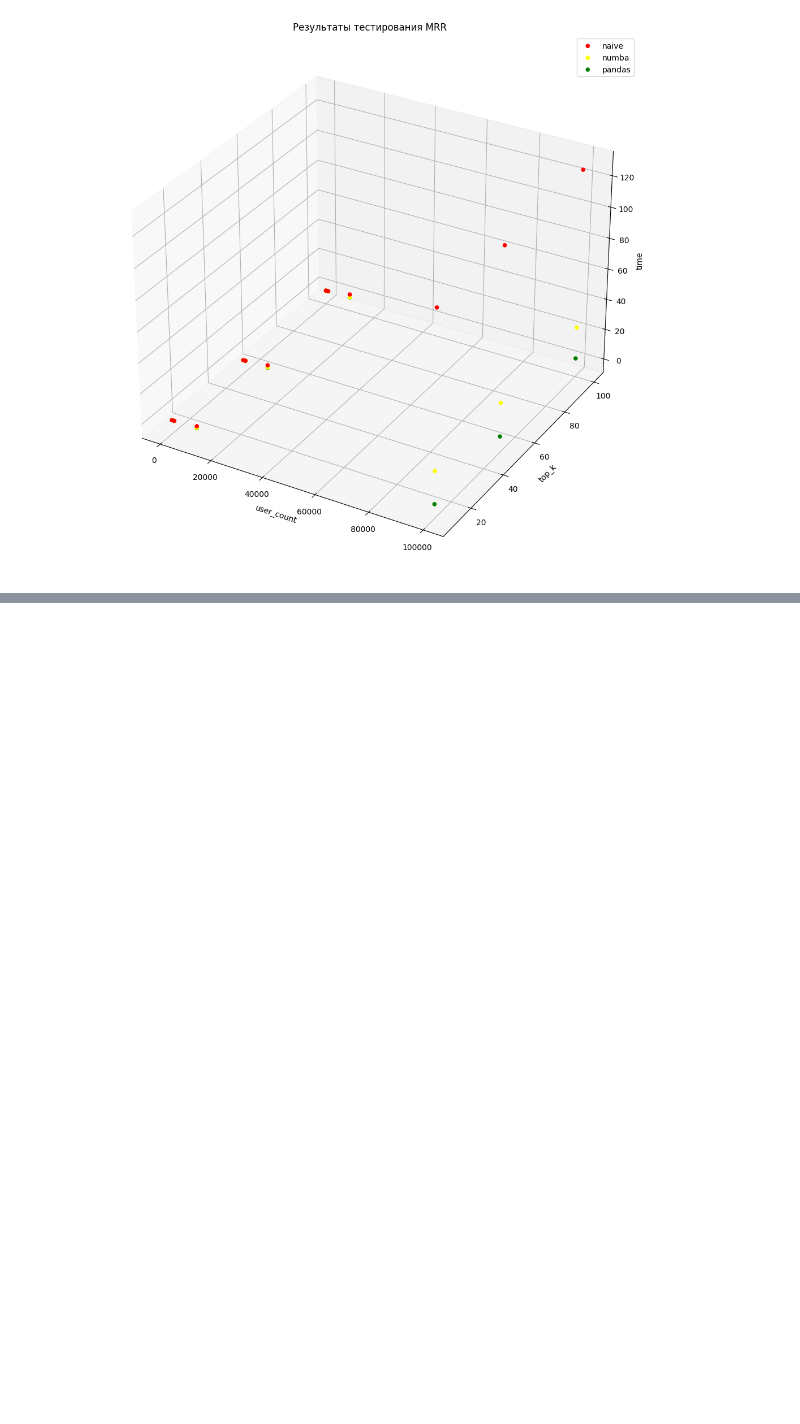
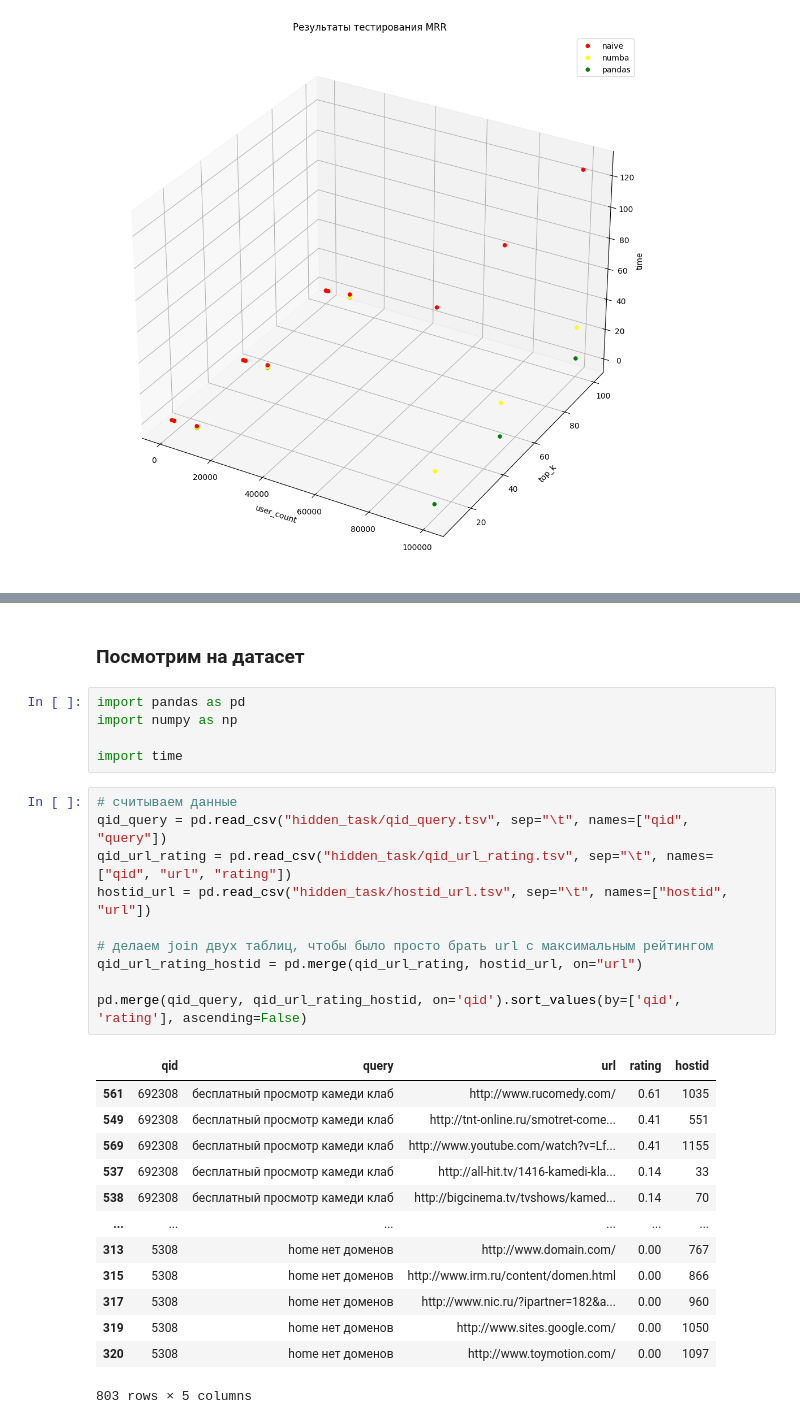
Before and after one commit to In48semenov/RecoServiceTemplate, a Jupyter notebook: notebooks/HW-2.ipynb, the cells around one changed output, grey strips where cells are left out. Saved outputs shown, nothing was run; the diff lists cells and outputs as text; blank space fills up the shorter version.

```diff
--- a/notebooks/HW-2.ipynb
+++ b/notebooks/HW-2.ipynb
@@ -309,0 +338,31 @@ No data for colormapping provided via 'c'. Parameters 'cmap' will be ignored
+# %% [markdown]
+### Посмотрим на датасет
+# %%
+import pandas as pd
+import numpy as np
+
+import time
+# %%
+# считываем данные
+qid_query = pd.read_csv("hidden_task/qid_query.tsv", sep="\t", names=["qid", "query"])
+qid_url_rating = pd.read_csv("hidden_task/qid_url_rating.tsv", sep="\t", names=["qid", "url", "rating"])
+hostid_url = pd.read_csv("hidden_task/hostid_url.tsv", sep="\t", names=["hostid", "url"])
+
+# делаем join двух таблиц, чтобы было просто брать url с максимальным рейтингом
+qid_url_rating_hostid = pd.merge(qid_url_rating, hostid_url, on="url")
+
+pd.merge(qid_query, qid_url_rating_hostid, on='qid').sort_values(by=['qid', 'rating'], ascending=False)
+# %% [output]
+|  | qid | query | url | rating | hostid |
+| 561 | 692308 | бесплатный просмотр камеди клаб | http://www.rucomedy.com/ | 0.61 | 1035 |
+| 549 | 692308 | бесплатный просмотр камеди клаб | http://tnt-online.ru/smotret-come... | 0.41 | 551 |
+| 569 | 692308 | бесплатный просмотр камеди клаб | http://www.youtube.com/watch?v=Lf... | 0.41 | 1155 |
+| 537 | 692308 | бесплатный просмотр камеди клаб | http://all-hit.tv/1416-kamedi-kla... | 0.14 | 33 |
+| 538 | 692308 | бесплатный просмотр камеди клаб | http://bigcinema.tv/tvshows/kamed... | 0.14 | 70 |
+| ... | ... | ... | ... | ... | ... |
+| 313 | 5308 | home нет доменов | http://www.domain.com/ | 0.00 | 767 |
+| 315 | 5308 | home нет доменов | http://www.irm.ru/content/domen.html | 0.00 | 866 |
+| 317 | 5308 | home нет доменов | http://www.nic.ru/?ipartner=182&a... | 0.00 | 960 |
+| 319 | 5308 | home нет доменов | http://www.sites.google.com/ | 0.00 | 1050 |
+| 320 | 5308 | home нет доменов | http://www.toymotion.com/ | 0.00 | 1097 |
+803 rows × 5 columns
```
Also changed, not shown: parts of 47 cells of this notebook.
